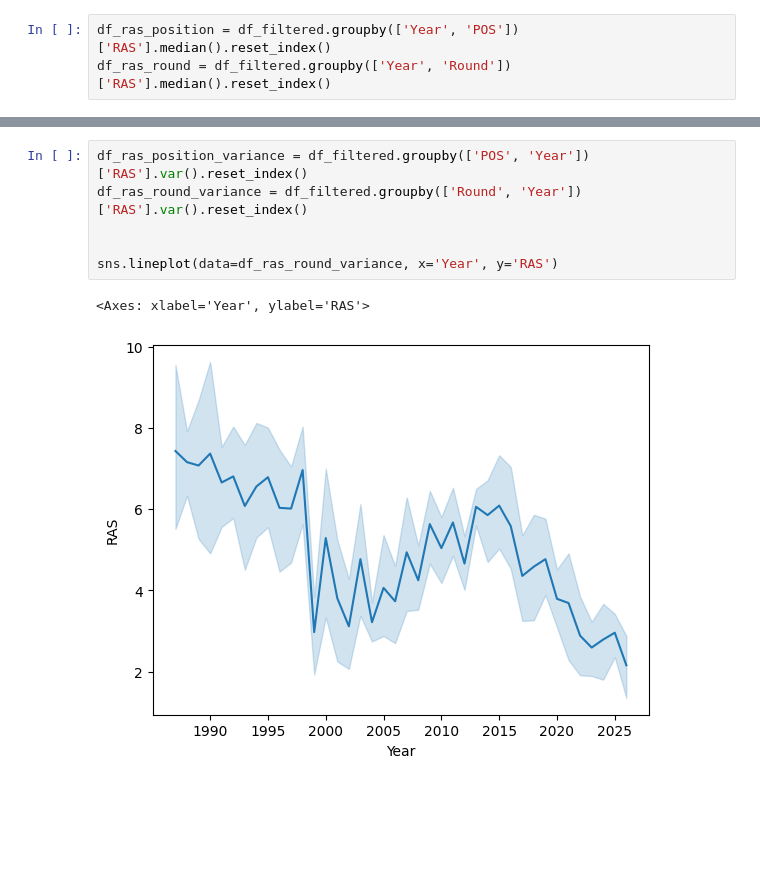
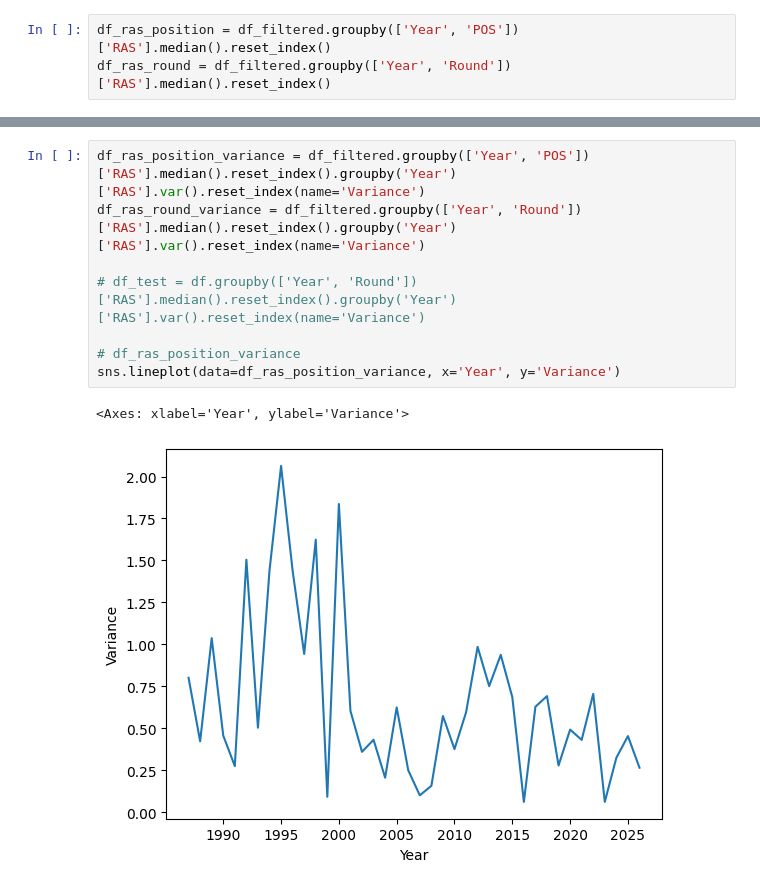
Before and after one commit to ccthatsme/SIADS_593_Milestone_1, a Jupyter notebook: notebooks/timeseries_RAS_position.ipynb, the cells around one changed output, grey strips where cells are left out. Saved outputs shown, nothing was run; the diff lists cells and outputs as text; blank space fills up the shorter version.

Commit message:
making modifications to plot, adding variance plot

```diff
--- a/notebooks/timeseries_RAS_position.ipynb
+++ b/notebooks/timeseries_RAS_position.ipynb
@@ -112,11 +159,13 @@ GridBox(children=(Checkbox(value=False, description='DB'), Checkbox(value=False,
 [interactive output not drawn]
 # %%
-df_ras_position_variance = df_filtered.groupby(['POS', 'Year'])['RAS'].var().reset_index()
-df_ras_round_variance = df_filtered.groupby(['Round', 'Year'])['RAS'].var().reset_index()
+df_ras_position_variance = df_filtered.groupby(['Year', 'POS'])['RAS'].median().reset_index().groupby('Year')['RAS'].var().reset_index(name='Variance')
+df_ras_round_variance = df_filtered.groupby(['Year', 'Round'])['RAS'].median().reset_index().groupby('Year')['RAS'].var().reset_index(name='Variance')
 
+# df_test = df.groupby(['Year', 'Round'])['RAS'].median().reset_index().groupby('Year')['RAS'].var().reset_index(name='Variance')
 
-sns.lineplot(data=df_ras_round_variance, x='Year', y='RAS')
+# df_ras_position_variance
+sns.lineplot(data=df_ras_position_variance, x='Year', y='Variance')
 # %% [output]
-<Axes: xlabel='Year', ylabel='RAS'>
+<Axes: xlabel='Year', ylabel='Variance'>
-[figure, old version]
+[figure, new version]
 # %%
```
Also changed, not shown: parts of 8 cells of this notebook.
